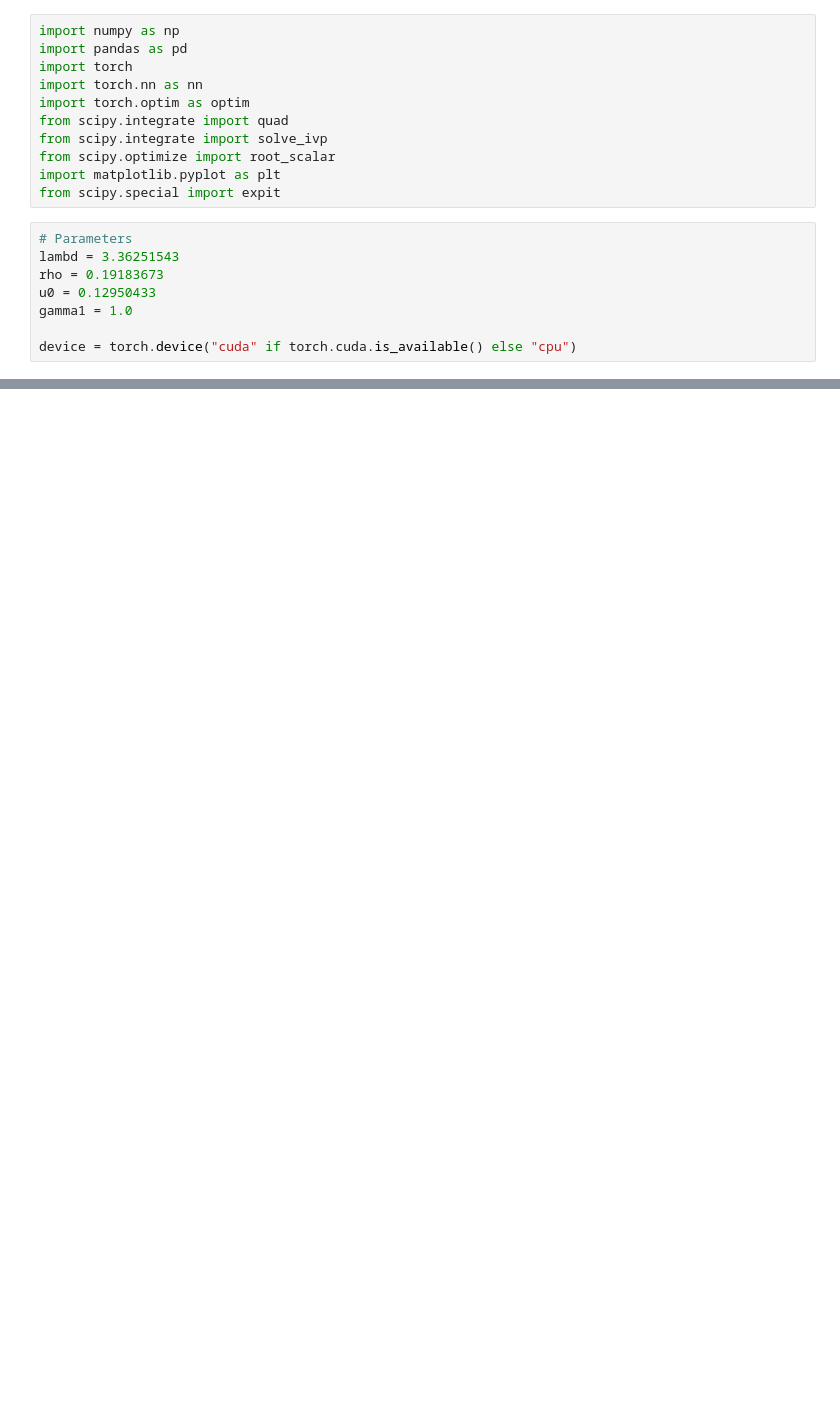
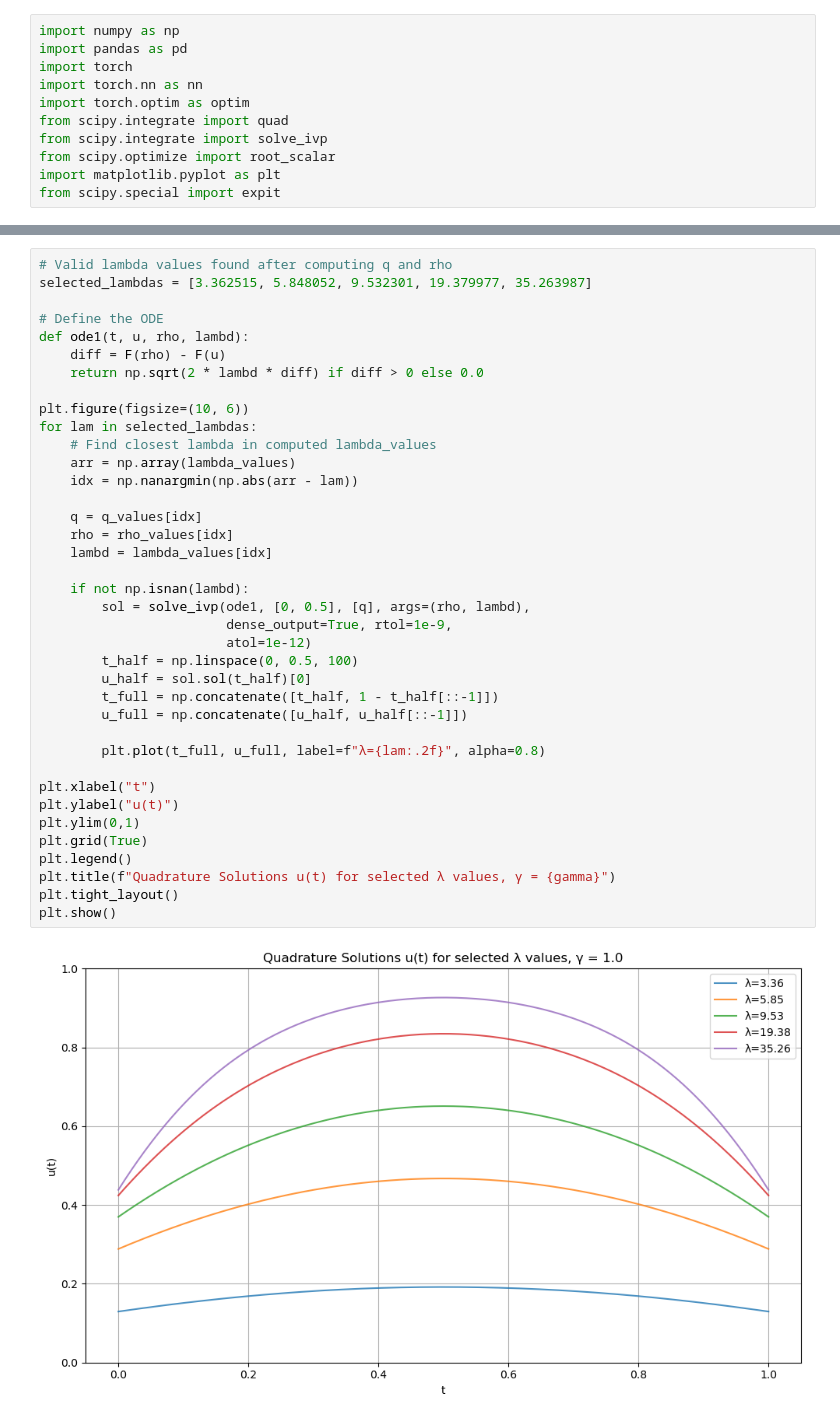
Before and after one commit to Skylerturner/Super-and-Sub-Solution-Bounded-Network, a Jupyter notebook: Super_Sub_Solution_Neural_Network.ipynb, the cells around one changed output, grey strips where cells are left out. Drawn from its saved outputs; the diff is of its cells as text; blank space fills up the shorter version.

```diff
--- a/Super_Sub_Solution_Neural_Network.ipynb
+++ b/Super_Sub_Solution_Neural_Network.ipynb
@@ -9,11 +11,3 @@ from scipy.integrate import solve_ivp
 from scipy.optimize import root_scalar
 import matplotlib.pyplot as plt
 from scipy.special import expit
-# %%
-# Parameters
-lambd = 3.36251543
-rho = 0.19183673
-u0 = 0.12950433
-gamma1 = 1.0
-
-device = torch.device("cuda" if torch.cuda.is_available() else "cpu")
@@ -474,0 +283,40 @@ plt.show()
+# %%
+# Valid lambda values found after computing q and rho
+selected_lambdas = [3.362515, 5.848052, 9.532301, 19.379977, 35.263987]
+
+# Define the ODE
+def ode1(t, u, rho, lambd):
+    diff = F(rho) - F(u)
+    return np.sqrt(2 * lambd * diff) if diff > 0 else 0.0
+
+plt.figure(figsize=(10, 6))
+for lam in selected_lambdas:
+    # Find closest lambda in computed lambda_values
+    arr = np.array(lambda_values)
+    idx = np.nanargmin(np.abs(arr - lam))
+
+    q = q_values[idx]
+    rho = rho_values[idx]
+    lambd = lambda_values[idx]
+
+    if not np.isnan(lambd):
+        sol = solve_ivp(ode1, [0, 0.5], [q], args=(rho, lambd),
+                        dense_output=True, rtol=1e-9,
+                        atol=1e-12)
+        t_half = np.linspace(0, 0.5, 100)
+        u_half = sol.sol(t_half)[0]
+        t_full = np.concatenate([t_half, 1 - t_half[::-1]])
+        u_full = np.concatenate([u_half, u_half[::-1]])
+
+        plt.plot(t_full, u_full, label=f"λ={lam:.2f}", alpha=0.8)
+
+plt.xlabel("t")
+plt.ylabel("u(t)")
+plt.ylim(0,1)
+plt.grid(True)
+plt.legend()
+plt.title(f"Quadrature Solutions u(t) for selected λ values, γ = {gamma}")
+plt.tight_layout()
+plt.show()
+# %% [output]
+[figure, added]
```
Also changed, not shown: parts of 50 cells of this notebook, 3 other files.
